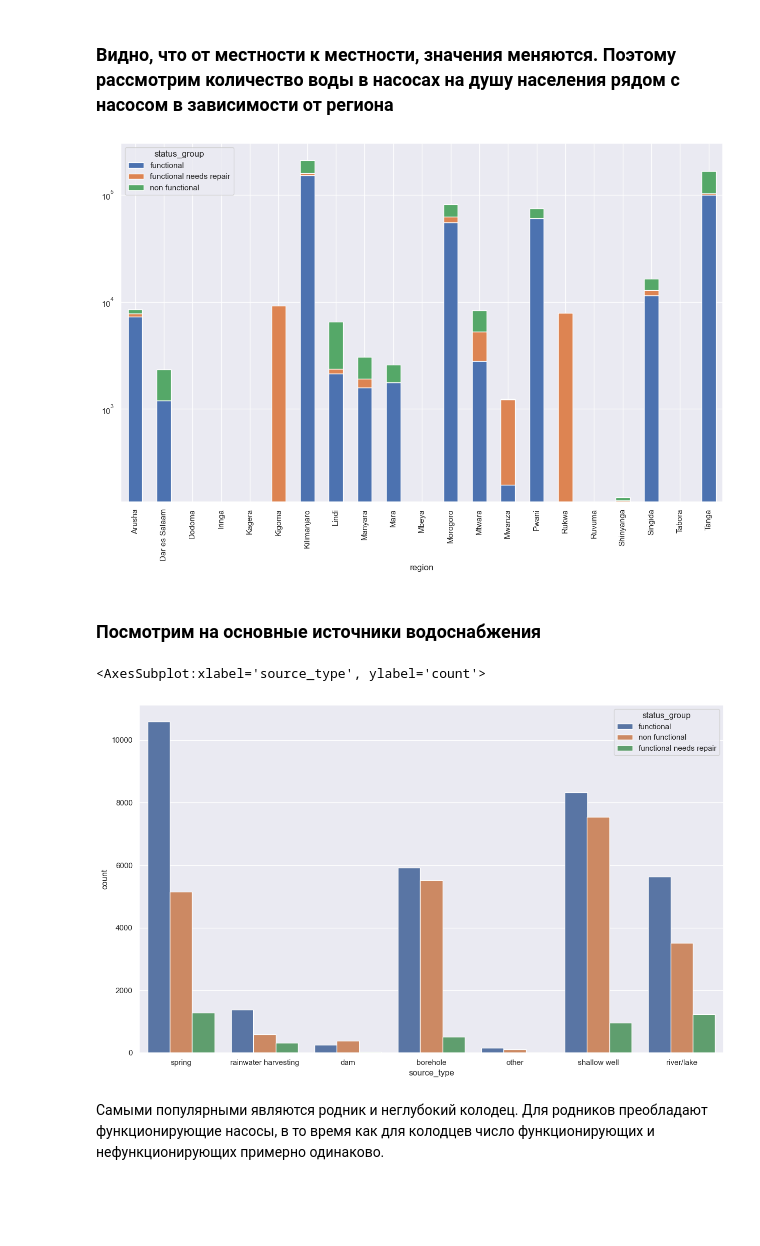
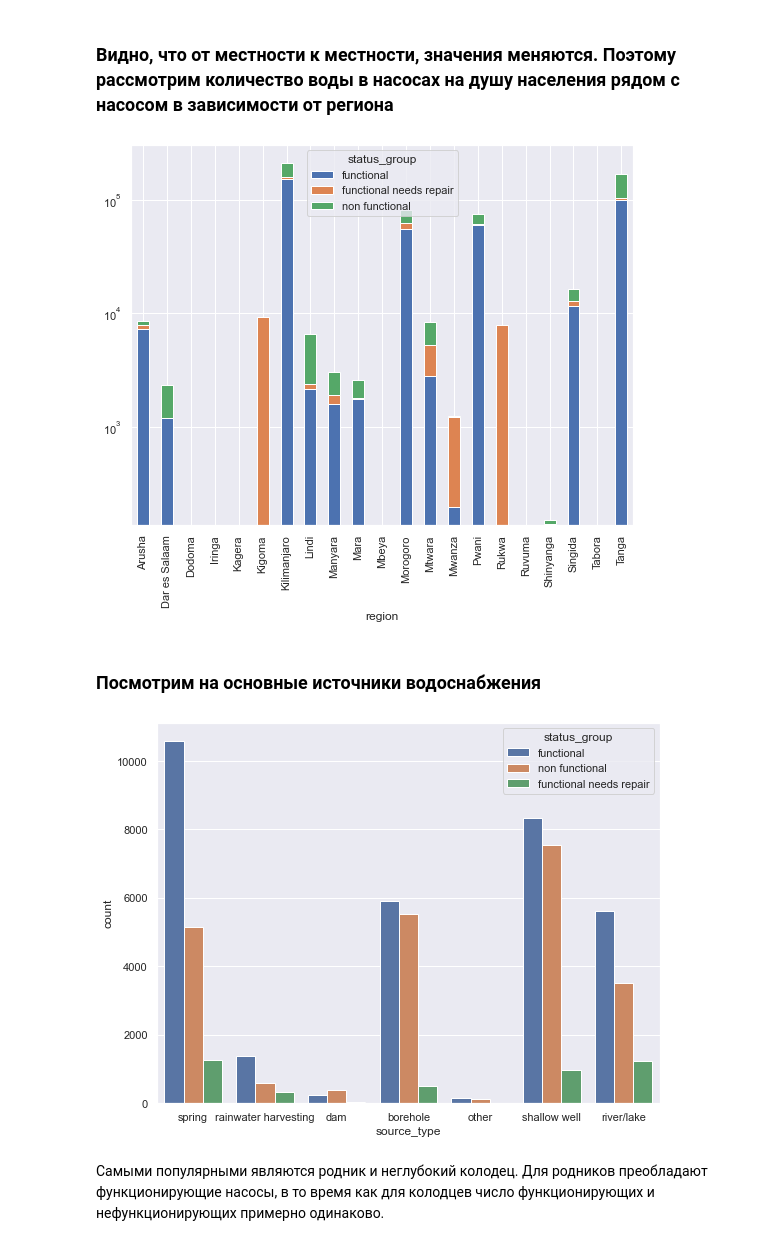
Before and after one commit to nolongerlaugh/BDA-project-Pump-it-Up, a Jupyter notebook: report.ipynb, the cells around one changed output. Saved outputs shown, nothing was run; the diff lists cells and outputs as text; code cells hidden in the pictures; blank space fills up the shorter version.

```diff
--- a/report.ipynb
+++ b/report.ipynb
@@ -149,24 +150,24 @@ plt.show()
 # %% [markdown]
 ### Видно, что от местности к местности, значения меняются. Поэтому рассмотрим количество воды в насосах на душу населения рядом с насосом в зависимости от региона
 # %%
-fig, ax = plt.subplots(figsize=(15, 9))
+fig, ax = plt.subplots(figsize=(9, 7))
 
 df['amount_per_one'] = df['amount_tsh']/df['population']
 _data = df.groupby(["region", "status_group"])
 _data = _data.amount_per_one.sum().unstack()
 _data.plot(kind='bar', stacked=True, ax=ax);
 plt.yscale('log')
 plt.show()
 # %% [output]
-[figure, old version]
+[figure, new version]
 # %% [markdown]
 ### Посмотрим на основные источники водоснабжения
 # %%
-fig, ax = plt.subplots(figsize=(15, 9))
+fig, ax = plt.subplots(figsize=(9, 7))
 sns.countplot(data = df, x = 'source_type', hue = 'status_group')
+plt.show()
 # %% [output]
-<AxesSubplot:xlabel='source_type', ylabel='count'>
-[figure, old version]
+[figure, new version]
 # %% [markdown]
 Самыми популярными являются родник и неглубокий колодец. Для родников преобладают функционирующие насосы, в то время как для колодцев число функционирующих и нефункционирующих примерно одинаково.
 # %% [markdown]
```
Also changed, not shown: parts of 14 cells of this notebook.
